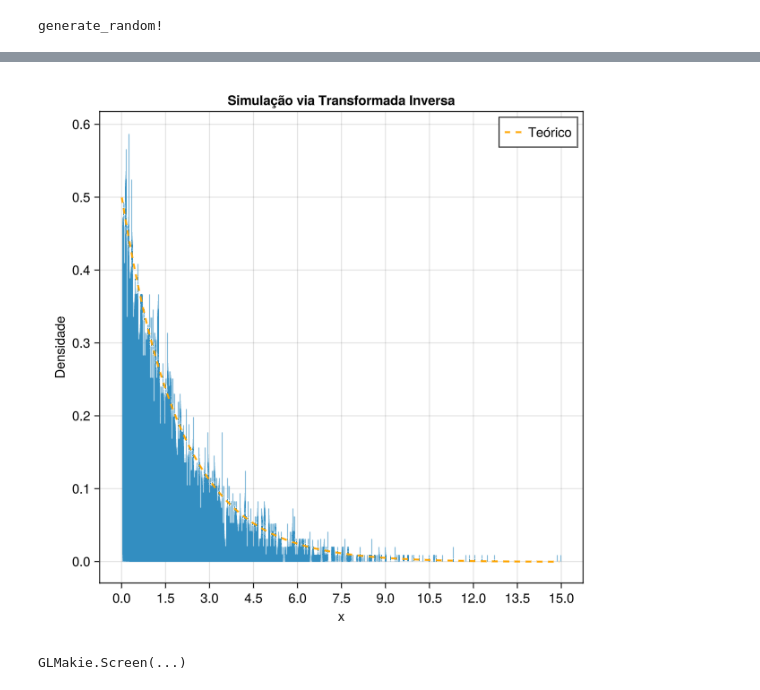
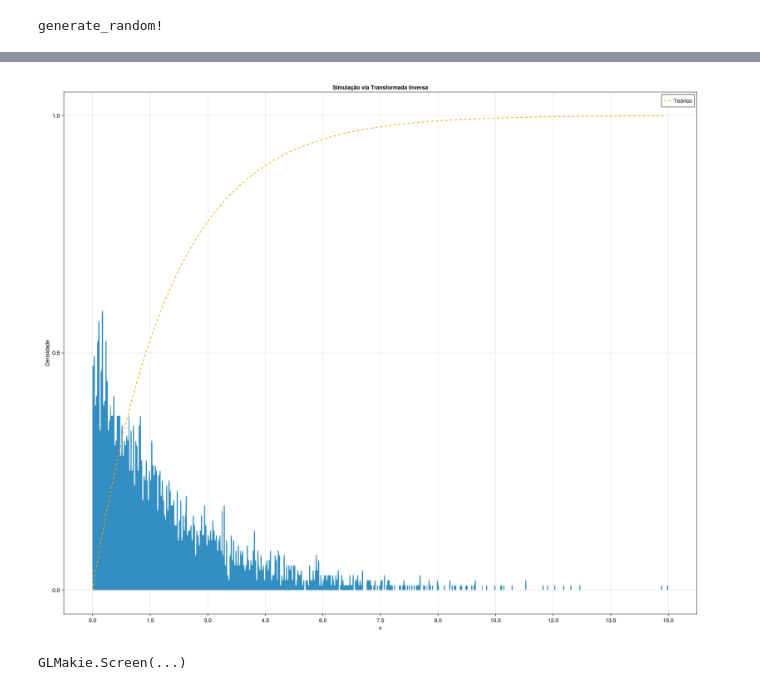
Before and after one commit to gLeirbag/prob-e-est, a Jupyter notebook: aula 13 - Monte Carlo/metodo_transformada_inversa.ipynb, the cells around one changed output, grey strips where cells are left out. Cells and saved outputs as stored; diff of their text form; code cells hidden in the pictures.

```diff
--- a/aula 13 - Monte Carlo/metodo_transformada_inversa.ipynb
+++ b/aula 13 - Monte Carlo/metodo_transformada_inversa.ipynb
@@ -114,23 +113,23 @@ ys = f_X_teorica.(realizações, λ)
 # %%
 using GLMakie
 fig_2 = Figure(size = (600, 600))
 axis_2 = Axis(fig_2[1,1],
     title = "Simulação via Transformada Inversa",
     xlabel = "x", ylabel = "Densidade",
     xticks = LinearTicks(16)
     )
 
 
 hist!(axis_2, realizações, bins = 500, normalization = :pdf
 # , bar_labels = :y
  )
 
 range_x = 0:0.1:maximum(realizações)
-lines!(axis_2, range_x, pdf_teorica.(range_x, λ), color = :orange, colorrange = (1, 10), linewidth = 2, linestyle = :dash,label = "Teórico")
+lines!(axis_2, range_x, f_X_teorica.(range_x, λ), color = :orange, colorrange = (1, 10), linewidth = 2, linestyle = :dash,label = "Teórico")
 
 
 axislegend(axis_2)
 display(fig_2)
 # %% [output]
-[figure, old version]
+[figure, new version]
 GLMakie.Screen(...)
```
Also changed, not shown: parts of 2 cells of this notebook, 3 other files.
